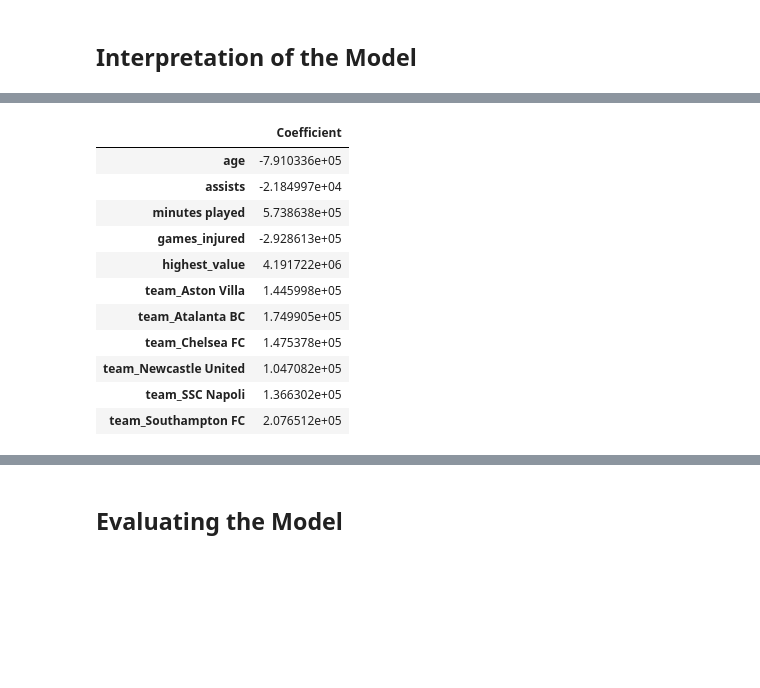
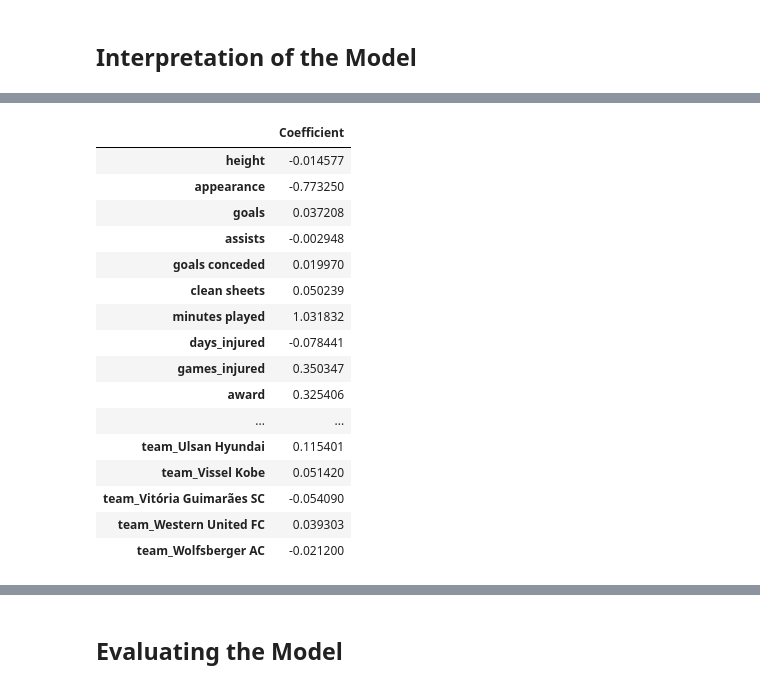
Before and after one commit to SalmanGassem/Usecase-7, a Jupyter notebook: Logistic_Regression-(Salman Gassem).ipynb, the cells around one changed output, grey strips where cells are left out. Saved outputs shown, nothing was run; the diff lists cells and outputs as text; code cells hidden in the pictures; blank space fills up the shorter version.

```diff
--- a/Logistic_Regression-(Salman Gassem).ipynb
+++ b/Logistic_Regression-(Salman Gassem).ipynb
@@ -447,3 +384,22 @@ array([-791033.62634094,  -21849.9664186 ,  573863.84325618,
 # %%
-# coeff_df = pd.DataFrame(model.coef_,X.columns,columns=['Coefficient'])
-# coeff_df
+# putting the coefficients of the Linear Regression model in a dataframe to view it
+coeff_df = pd.DataFrame(model.coef_[2],X.columns,columns=['Coefficient'])
+coeff_df
+# %% [output]
+|  | Coefficient |
+| height | -0.014577 |
+| appearance | -0.773250 |
+| goals | 0.037208 |
+| assists | -0.002948 |
+| goals conceded | 0.019970 |
+| clean sheets | 0.050239 |
+| minutes played | 1.031832 |
+| days_injured | -0.078441 |
+| games_injured | 0.350347 |
+| award | 0.325406 |
+| ... | ... |
+| team_Ulsan Hyundai | 0.115401 |
+| team_Vissel Kobe | 0.051420 |
+| team_Vitória Guimarães SC | -0.054090 |
+| team_Western United FC | 0.039303 |
+| team_Wolfsberger AC | -0.021200 |
@@ -455,20 +406,3 @@ array([-791033.62634094,  -21849.9664186 ,  573863.84325618,
-# %%
-# putting the coefficients of the Linear Regression model in a dataframe to view it
-coeff_df = pd.DataFrame(model.coef_,X.columns,columns=['Coefficient'])
-coeff_df
-# %% [output]
-|  | Coefficient |
-| age | -7.910336e+05 |
-| assists | -2.184997e+04 |
-| minutes played | 5.738638e+05 |
-| games_injured | -2.928613e+05 |
-| highest_value | 4.191722e+06 |
-| team_Aston Villa | 1.445998e+05 |
-| team_Atalanta BC | 1.749905e+05 |
-| team_Chelsea FC | 1.475378e+05 |
-| team_Newcastle United | 1.047082e+05 |
-| team_SSC Napoli | 1.366302e+05 |
-| team_Southampton FC | 2.076512e+05 |
 # %%
 print(model.intercept_)
 # %% [output]
```
Also changed, not shown: parts of 92 cells of this notebook, 1 other file.
